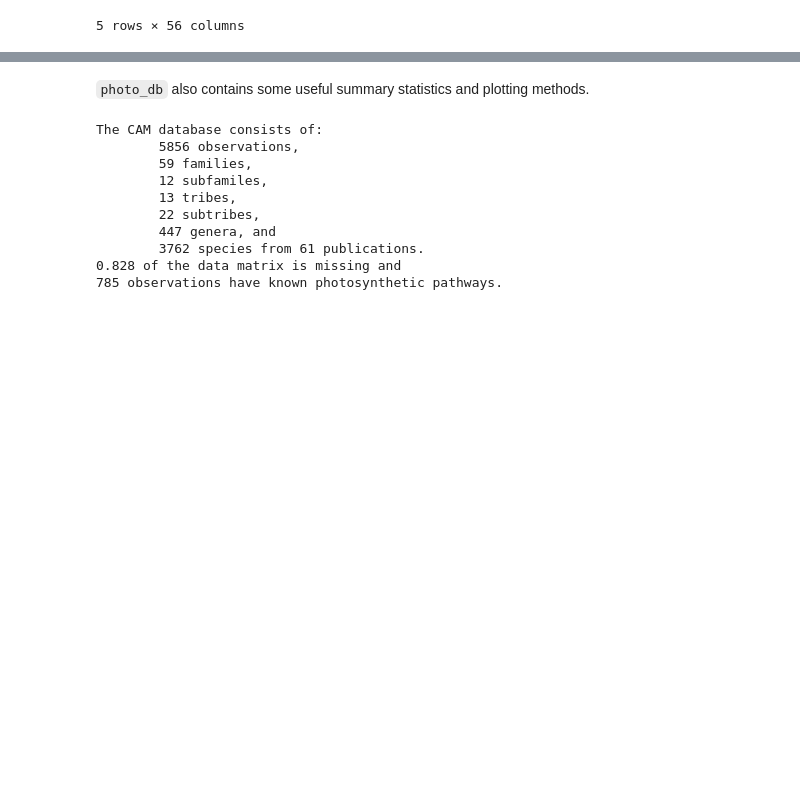
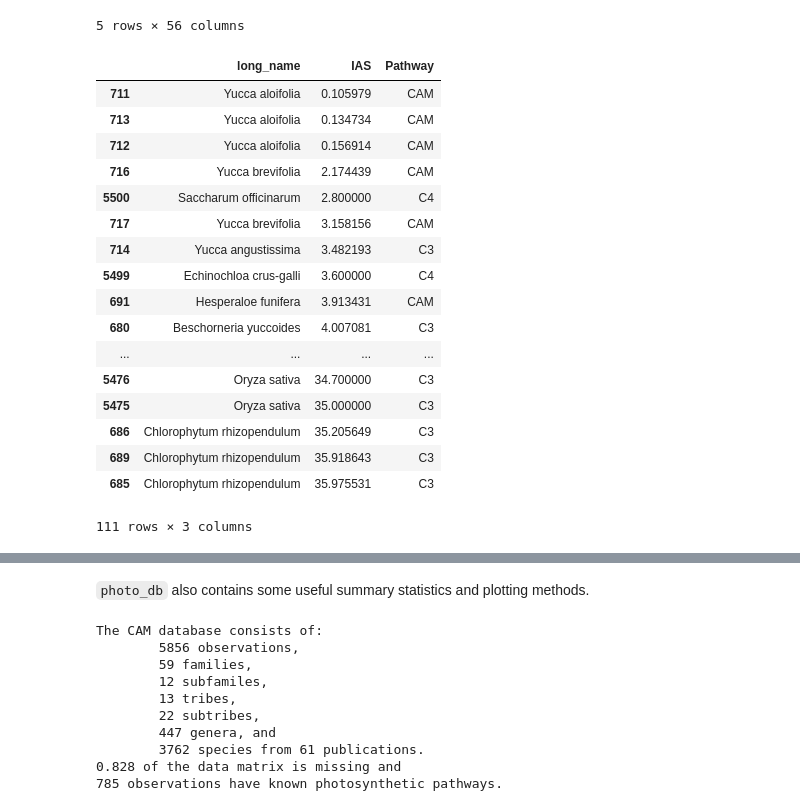
Before and after one commit to isgilman/CAM_database, a Jupyter notebook: Machine_learning_photo_db.ipynb, the cells around one changed output, grey strips where cells are left out. Cells and saved outputs as stored; diff of their text form; code cells hidden in the pictures; blank space fills up the shorter version.

```diff
--- a/Machine_learning_photo_db.ipynb
+++ b/Machine_learning_photo_db.ipynb
@@ -59,3 +59,24 @@ cam_db.head()
 | 3 | Orchidaceae | Epidendroideae | Arethuseae | Arethusinae | Arundina | graminifolia | NaN | NaN | 3.5 | 0.2 | ... |
 | 4 | Orchidaceae | Epidendroideae | Cymbidieae | Oncidiinae | Aspasia | epidendroides | NaN | NaN | 5.3 | 0.2 | ... |
 5 rows × 56 columns
+# %%
+cam_db[["long_name", "IAS", "Pathway"]].sort_values("IAS").dropna()
+# %% [output]
+|  | long_name | IAS | Pathway |
+| 711 | Yucca aloifolia | 0.105979 | CAM |
+| 713 | Yucca aloifolia | 0.134734 | CAM |
+| 712 | Yucca aloifolia | 0.156914 | CAM |
+| 716 | Yucca brevifolia | 2.174439 | CAM |
+| 5500 | Saccharum officinarum | 2.800000 | C4 |
+| 717 | Yucca brevifolia | 3.158156 | CAM |
+| 714 | Yucca angustissima | 3.482193 | C3 |
+| 5499 | Echinochloa crus-galli | 3.600000 | C4 |
+| 691 | Hesperaloe funifera | 3.913431 | CAM |
+| 680 | Beschorneria yuccoides | 4.007081 | C3 |
+| ... | ... | ... | ... |
+| 5476 | Oryza sativa | 34.700000 | C3 |
+| 5475 | Oryza sativa | 35.000000 | C3 |
+| 686 | Chlorophytum rhizopendulum | 35.205649 | C3 |
+| 689 | Chlorophytum rhizopendulum | 35.918643 | C3 |
+| 685 | Chlorophytum rhizopendulum | 35.975531 | C3 |
+111 rows × 3 columns
```
Also changed, not shown: parts of 1 cell of this notebook, 2 other files.
